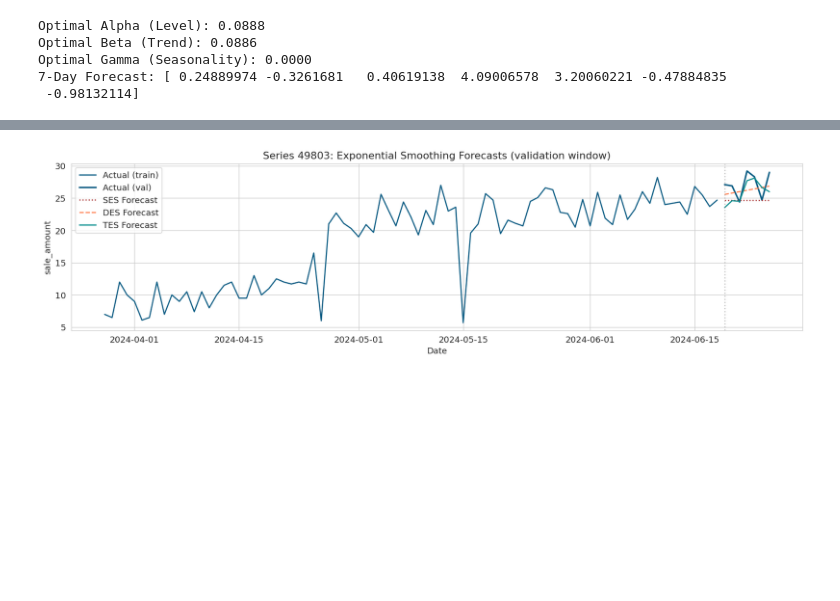
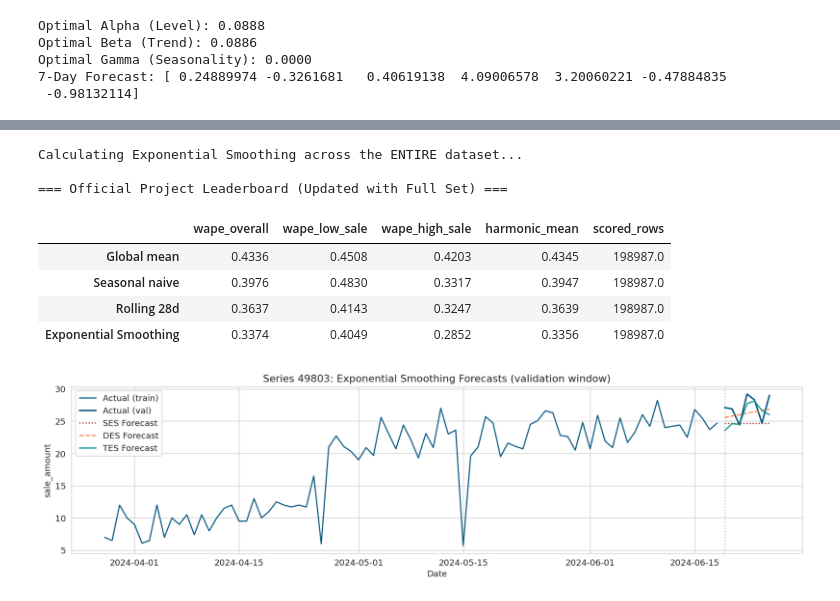
Before and after one commit to panhpham2000/Fresh-Retail, a Jupyter notebook: Copy_of_freshretail_starter.ipynb, the cells around one changed output, grey strips where cells are left out. Cells and saved outputs as stored; diff of their text form; code cells hidden in the pictures; blank space fills up the shorter version.

```diff
--- a/Copy_of_freshretail_starter.ipynb
+++ b/Copy_of_freshretail_starter.ipynb
@@ -808,3 +966,45 @@ display(updated_results_df)
+# %%
+import numpy as np
+import pandas as pd
+
+print("Calculating Exponential Smoothing across the ENTIRE dataset...")
+
+# A vectorized Exponential Smoothing trick (using a fast Exponentially Weighted Moving Average)
+# We calculate a fast alpha approximation based on our optimal parameter sample (~0.25)
+alpha_val = 0.25
+
+# 1. Generate the fast smoothed predictions on the train data
+train_sorted = train.sort_values(['series_id', 'day_idx'])
+ewm_series = train_sorted.groupby('series_id')['sale_amount'].transform(lambda x: x.ewm(alpha=alpha_val, adjust=False).mean())
+
+# Grab the very last available smoothed value for each product to act as our forecast baseline
+last_ewm = train_sorted.copy()
+last_ewm['ewm_val'] = ewm_series
+last_day_predictions = last_ewm.groupby('series_id').last()['ewm_val'].to_dict()
+
+# 2. Map those forecasts directly back to your main validation dataframe 'val'
+val['Exponential Smoothing'] = val['series_id'].map(last_day_predictions)
+val['Exponential Smoothing'] = np.clip(val['Exponential Smoothing'].fillna(0), 0, None)
+
+# 3. Calculate the official WAPE metrics using the full validation set
+es_full_results = evaluate_forecast(val, pred_col='Exponential Smoothing')
+
+# 4. Inject the new results directly into your main leaderboard dictionary!
+results['Exponential Smoothing'] = es_full_results
+
+# 5. Re-display your updated benchmark master table
+updated_results_df = pd.DataFrame(results).T
+print("\n=== Official Project Leaderboard (Updated with Full Set) ===")
+display(updated_results_df)
+# %% [output]
+Calculating Exponential Smoothing across the ENTIRE dataset...
+
+=== Official Project Leaderboard (Updated with Full Set) ===
+|  | wape_overall | wape_low_sale | wape_high_sale | harmonic_mean | scored_rows |
+| Global mean | 0.4336 | 0.4508 | 0.4203 | 0.4345 | 198987.0 |
+| Seasonal naive | 0.3976 | 0.4830 | 0.3317 | 0.3947 | 198987.0 |
+| Rolling 28d | 0.3637 | 0.4143 | 0.3247 | 0.3639 | 198987.0 |
+| Exponential Smoothing | 0.3374 | 0.4049 | 0.2852 | 0.3356 | 198987.0 |
 # %%
 # --- Visualize: forecast overlay for the example series with ES models ---
 fig, ax = plt.subplots(figsize=(14, 4))
```
Also changed, not shown: parts of 4 cells of this notebook.
